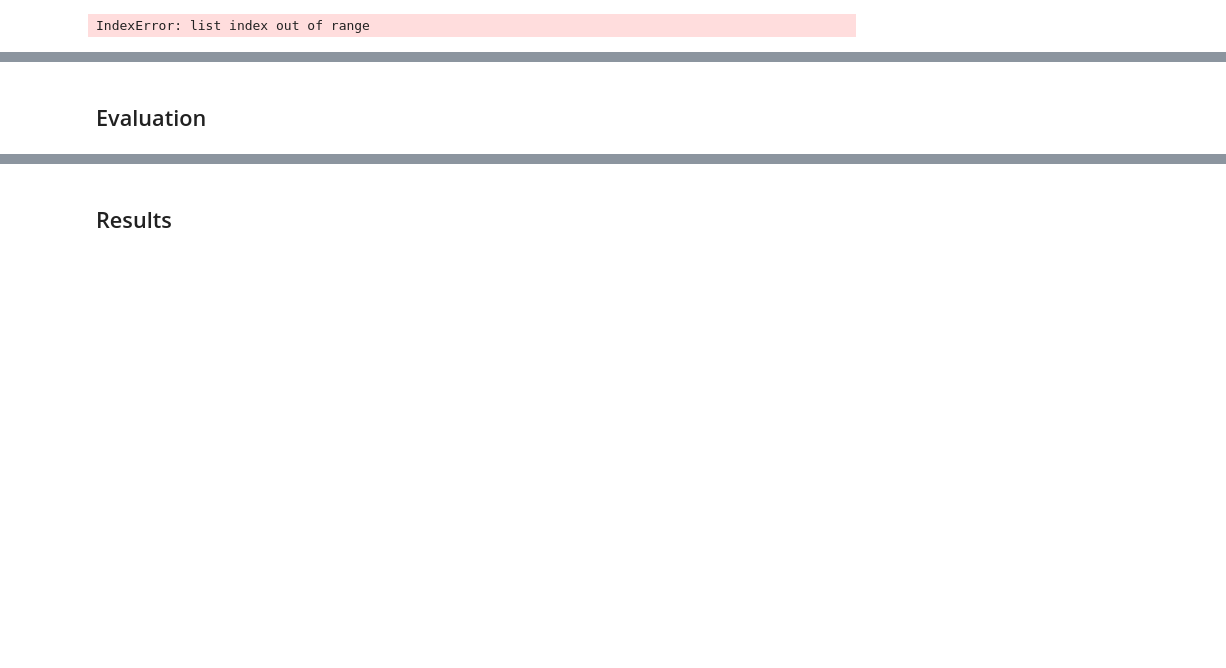
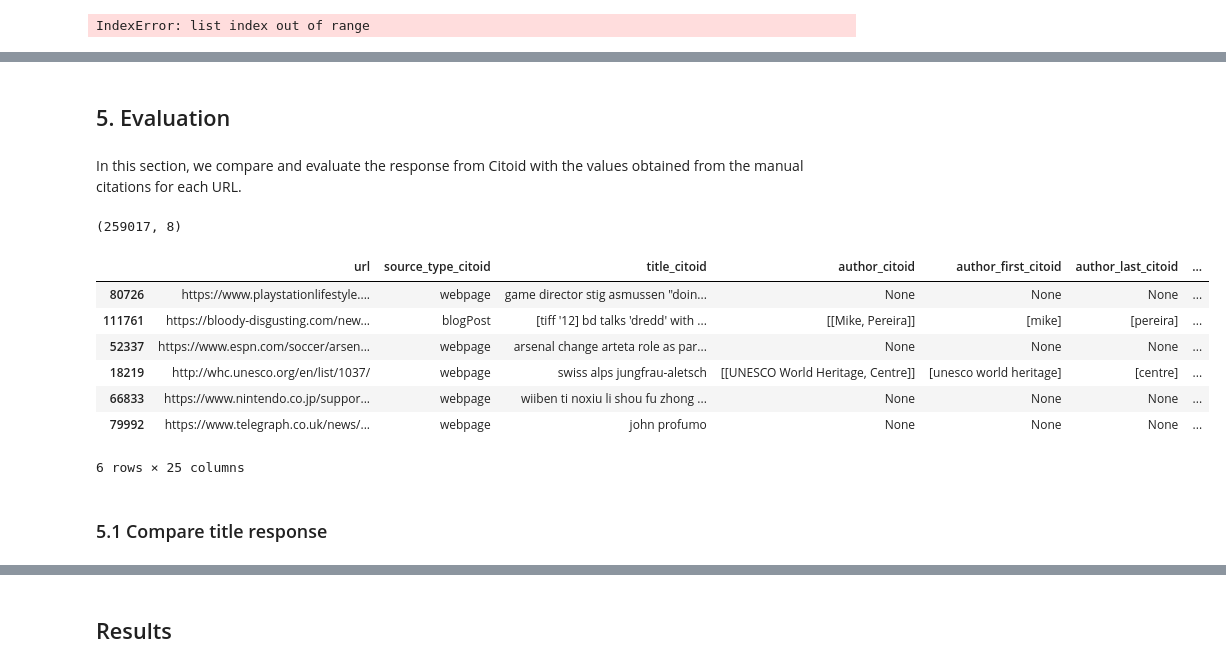
Before and after one commit to hdlabconicet/Web2Cit-research, a Jupyter notebook: understand-citoid-coverage.ipynb, the cells around one changed output, grey strips where cells are left out. Drawn from its saved outputs; the diff is of its cells as text; code cells hidden in the pictures; blank space fills up the shorter version.

```diff
--- a/understand-citoid-coverage.ipynb
+++ b/understand-citoid-coverage.ipynb
@@ -1029,2 +1053,4 @@ manual_citations[['title', 'title_clean', 'author_last', 'author_last_clean', 'a
 # %% [markdown]
-## Evaluation
+## 5. Evaluation
+# %% [markdown]
+In this section, we compare and evaluate the response from Citoid with the values obtained from the manual citations for each URL.
@@ -1030,0 +1067,22 @@ manual_citations[['title', 'title_clean', 'author_last', 'author_last_clean', 'a
+# %%
+### NH
+## NOTA IMPORTANTE
+## Este dataset no deberia tener URLs duplicadas. Hay que ir atras a ver que pasó.
+citoid_citations = citoid_citations.drop_duplicates(subset="url")
+citoid_citations.shape
+# %% [output]
+(259017, 8)
+# %%
+#comparison = citoid_citations.merge(manual_citations, on="url", how="inner")
+comparison.sample(6)
+# %% [output]
+|  | url | source_type_citoid | title_citoid | author_citoid | author_first_citoid | author_last_citoid | ... |
+| 80726 | https://www.playstationlifestyle.... | webpage | game director stig asmussen "doin... | None | None | None | ... |
+| 111761 | https://bloody-disgusting.com/new... | blogPost | [tiff '12] bd talks 'dredd' with ... | [[Mike, Pereira]] | [mike] | [pereira] | ... |
+| 52337 | https://www.espn.com/soccer/arsen... | webpage | arsenal change arteta role as par... | None | None | None | ... |
+| 18219 | http://whc.unesco.org/en/list/1037/ | webpage | swiss alps jungfrau-aletsch | [[UNESCO World Heritage, Centre]] | [unesco world heritage] | [centre] | ... |
+| 66833 | https://www.nintendo.co.jp/suppor... | webpage | wiiben ti noxiu li shou fu zhong ... | None | None | None | ... |
+| 79992 | https://www.telegraph.co.uk/news/... | webpage | john profumo | None | None | None | ... |
+6 rows × 25 columns
+# %% [markdown]
+### 5.1 Compare title response
```
Also changed, not shown: parts of 27 cells of this notebook, 1 other file.
